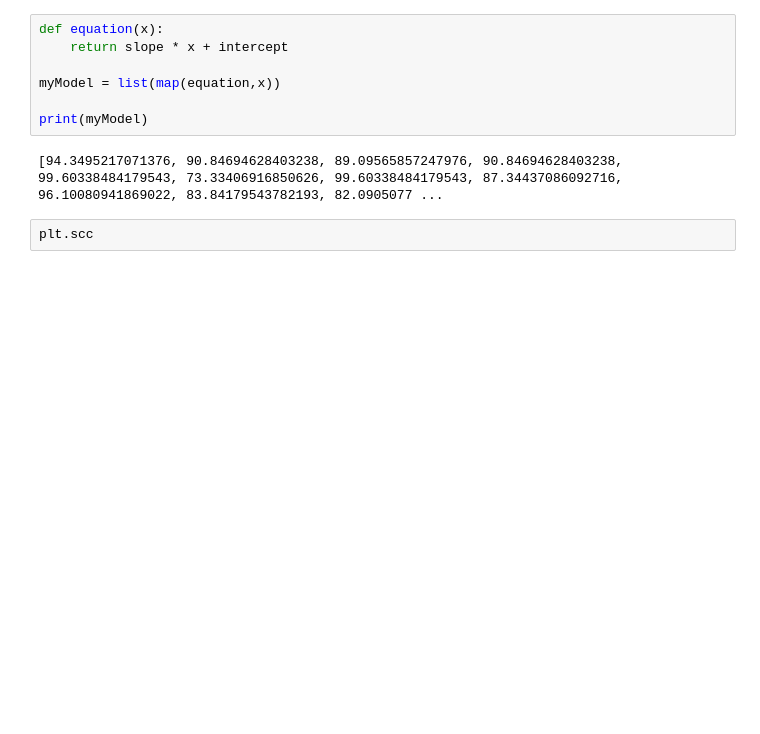
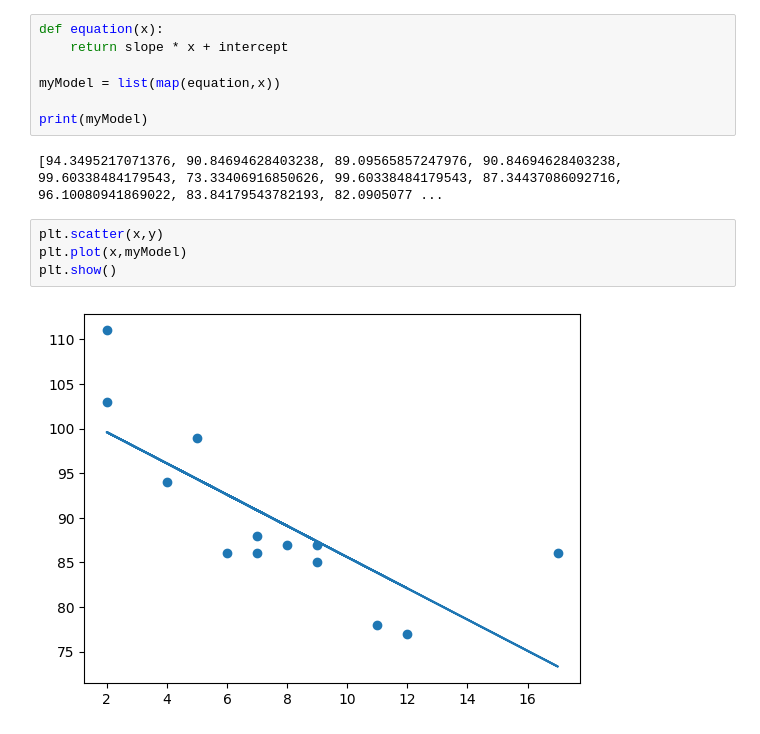
Before and after one commit to SohailDad/ML-Python, a Jupyter notebook: practice/Linear_regression.ipynb, the cells around one changed output. Drawn from its saved outputs; the diff is of its cells as text; blank space fills up the shorter version.

Commit message:
write code of linear regression model in another better way

```diff
--- a/practice/Linear_regression.ipynb
+++ b/practice/Linear_regression.ipynb
@@ -41,4 +42,8 @@ print(myModel)
 # %% [output]
 [94.3495217071376, 90.84694628403238, 89.09565857247976, 90.84694628403238, 99.60338484179543, 73.33406916850626, 99.60338484179543, 87.34437086092716, 96.10080941869022, 83.84179543782193, 82.0905077 ...
 # %%
-plt.scc
+plt.scatter(x,y)
+plt.plot(x,myModel)
+plt.show()
+# %% [output]
+[figure, added]
```
Also changed, not shown: parts of 3 cells of this notebook.
